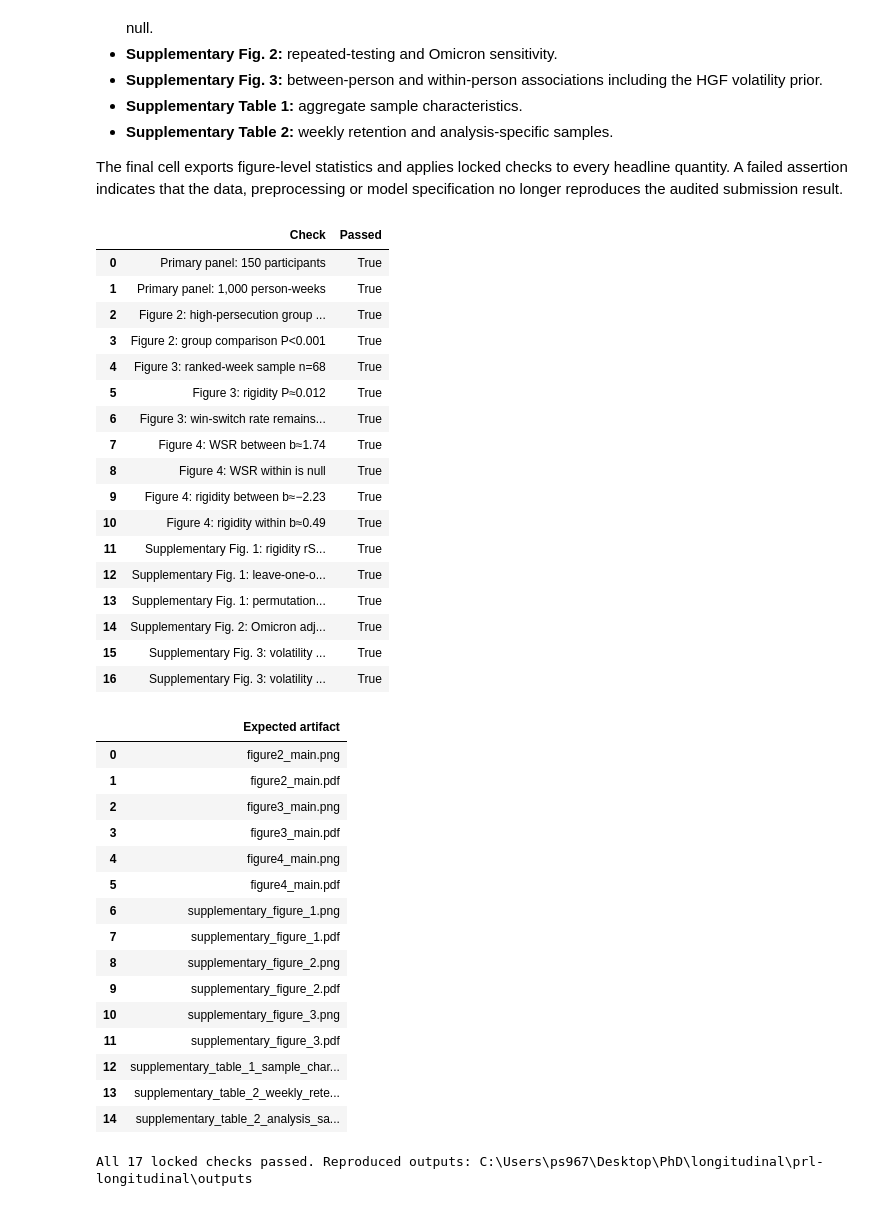
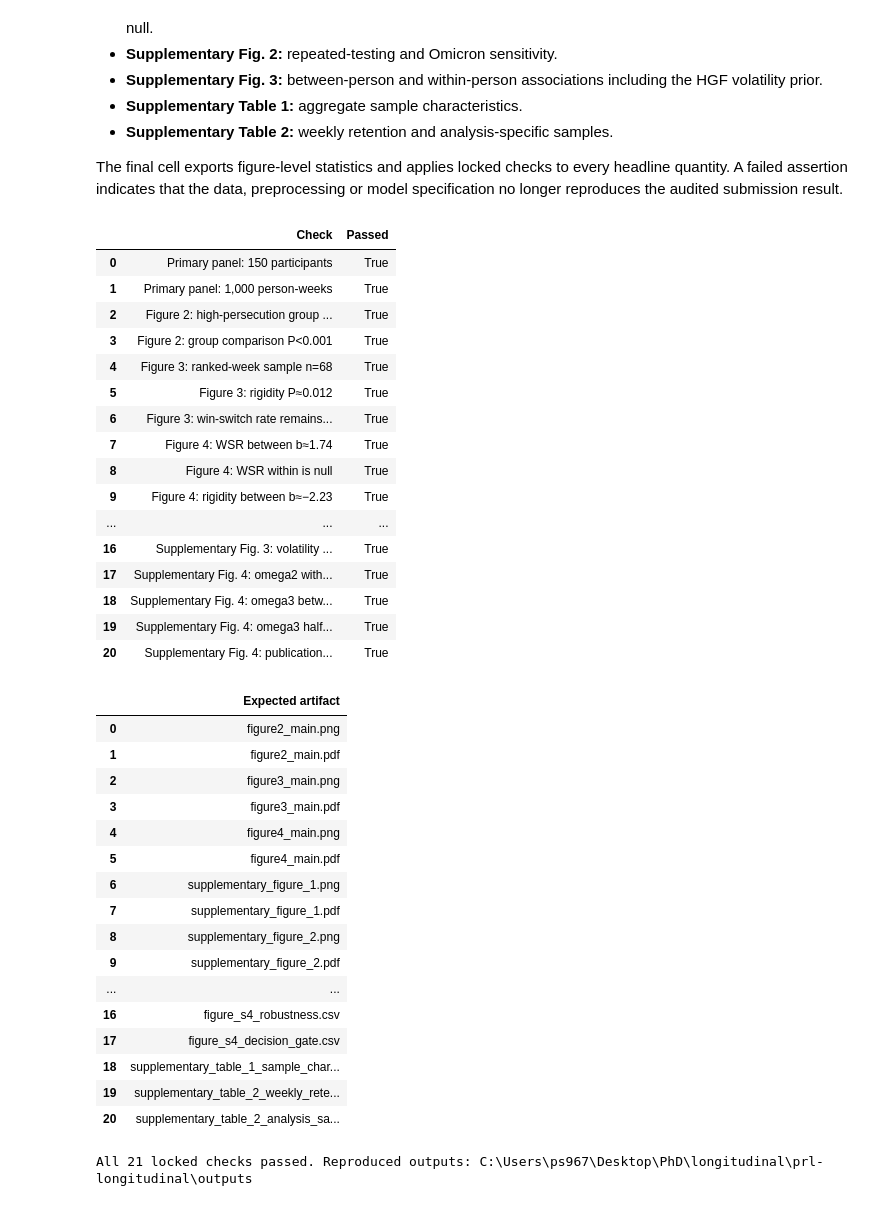
Before and after one commit to psuthaharan/prl-longitudinal, a Jupyter notebook: prl_longitudinal_analysis.ipynb, the cells around one changed output. Drawn from its saved outputs; the diff is of its cells as text; code cells hidden in the pictures.

Commit message:
Add exploratory HGF omega rigidity analysis

```diff
--- a/prl_longitudinal_analysis.ipynb
+++ b/prl_longitudinal_analysis.ipynb
@@ -1615,6 +1984,10 @@ checks = [
     ("Supplementary Fig. 2: Omicron adjustment Δb≈0", abs(rigidity_adjusted - rigidity_unadjusted) < 0.02),
     ("Supplementary Fig. 3: volatility between P≈0.012", np.isclose(volatility_locked.loc["Between people", "P"], 0.012, atol=0.002)),
     ("Supplementary Fig. 3: volatility within is null", volatility_locked.loc["Within person", "P"] > 0.5),
+    ("Supplementary Fig. 4: omega2 within passes statistical gate", bool(omega_decision_gate.query("omega == 'omega2'")["passes_gate"].iloc[0])),
+    ("Supplementary Fig. 4: omega3 between is flagged fragile", not bool(omega_decision_gate.query("omega == 'omega3'")["passes_gate"].iloc[0])),
+    ("Supplementary Fig. 4: omega3 half-fit Pearson r<0.20", omega_robustness.query("omega == 'omega3' and method == 'Half-session Pearson r'")["estimate"].iloc[0] < 0.20),
+    ("Supplementary Fig. 4: publication held pending HGF verification", not omega_decision_gate["publication_ready"].any()),
 ]
 validation = pd.DataFrame(checks, columns=["Check", "Passed"])
 display(validation)
@@ -1626,40 +1999,45 @@ expected_artifacts = [
     "figure3_main.png",
     "figure3_main.pdf",
     "figure4_main.png",
     "figure4_main.pdf",
     "supplementary_figure_1.png",
     "supplementary_figure_1.pdf",
     "supplementary_figure_2.png",
     "supplementary_figure_2.pdf",
     "supplementary_figure_3.png",
     "supplementary_figure_3.pdf",
+    "supplementary_figure_4.png",
+    "supplementary_figure_4.pdf",
+    "figure_s4_coefficients.csv",
+    "figure_s4_plot_data.csv",
+    "figure_s4_robustness.csv",
+    "figure_s4_decision_gate.csv",
     "supplementary_table_1_sample_characteristics.csv",
     "supplementary_table_2_weekly_retention.csv",
     "supplementary_table_2_analysis_samples.csv",
 ]
 missing_artifacts = [name for name in expected_artifacts if not (OUT / name).exists()]
 assert not missing_artifacts, f"Missing expected outputs: {missing_artifacts}"
 display(pd.DataFrame({"Expected artifact": expected_artifacts}))
 print(f"All {len(checks)} locked checks passed. Reproduced outputs: {OUT}")
 # %% [output]
 |  | Check | Passed |
 | 0 | Primary panel: 150 participants | True |
 | 1 | Primary panel: 1,000 person-weeks | True |
 | 2 | Figure 2: high-persecution group ... | True |
 | 3 | Figure 2: group comparison P<0.001 | True |
 | 4 | Figure 3: ranked-week sample n=68 | True |
 | 5 | Figure 3: rigidity P≈0.012 | True |
 | 6 | Figure 3: win-switch rate remains... | True |
 | 7 | Figure 4: WSR between b≈1.74 | True |
 | 8 | Figure 4: WSR within is null | True |
 | 9 | Figure 4: rigidity between b≈−2.23 | True |
-| 10 | Figure 4: rigidity within b≈0.49 | True |
-| 11 | Supplementary Fig. 1: rigidity rS... | True |
-| 12 | Supplementary Fig. 1: leave-one-o... | True |
-| 13 | Supplementary Fig. 1: permutation... | True |
-| 14 | Supplementary Fig. 2: Omicron adj... | True |
-| 15 | Supplementary Fig. 3: volatility ... | True |
+| ... | ... | ... |
 | 16 | Supplementary Fig. 3: volatility ... | True |
+| 17 | Supplementary Fig. 4: omega2 with... | True |
+| 18 | Supplementary Fig. 4: omega3 betw... | True |
+| 19 | Supplementary Fig. 4: omega3 half... | True |
+| 20 | Supplementary Fig. 4: publication... | True |
 |  | Expected artifact |
 | 0 | figure2_main.png |
 | 1 | figure2_main.pdf |
@@ -1671,9 +2049,10 @@ print(f"All {len(checks)} locked checks passed. Reproduced outputs: {OUT}")
 | 7 | supplementary_figure_1.pdf |
 | 8 | supplementary_figure_2.png |
 | 9 | supplementary_figure_2.pdf |
-| 10 | supplementary_figure_3.png |
-| 11 | supplementary_figure_3.pdf |
-| 12 | supplementary_table_1_sample_char... |
-| 13 | supplementary_table_2_weekly_rete... |
-| 14 | supplementary_table_2_analysis_sa... |
+| ... | ... |
+| 16 | figure_s4_robustness.csv |
+| 17 | figure_s4_decision_gate.csv |
+| 18 | supplementary_table_1_sample_char... |
+| 19 | supplementary_table_2_weekly_rete... |
+| 20 | supplementary_table_2_analysis_sa... |
-All 17 locked checks passed. Reproduced outputs: C:\Users\ps967\Desktop\PhD\longitudinal\prl-longitudinal\outputs
+All 21 locked checks passed. Reproduced outputs: C:\Users\ps967\Desktop\PhD\longitudinal\prl-longitudinal\outputs
```
Also changed, not shown: parts of 12 cells of this notebook, 43 other files.
